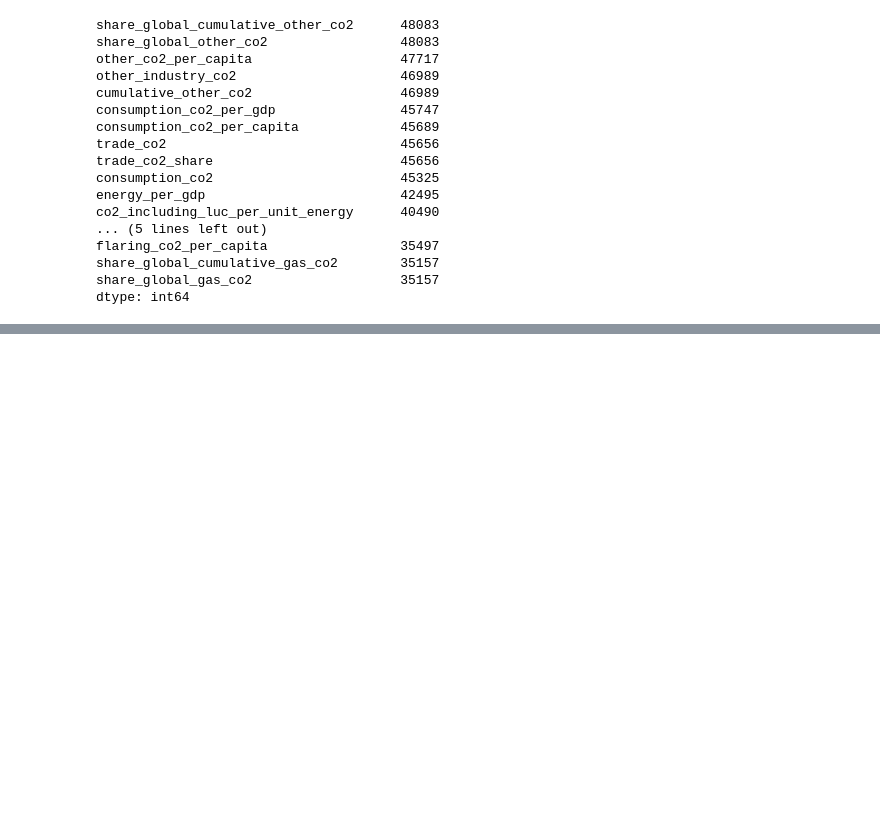
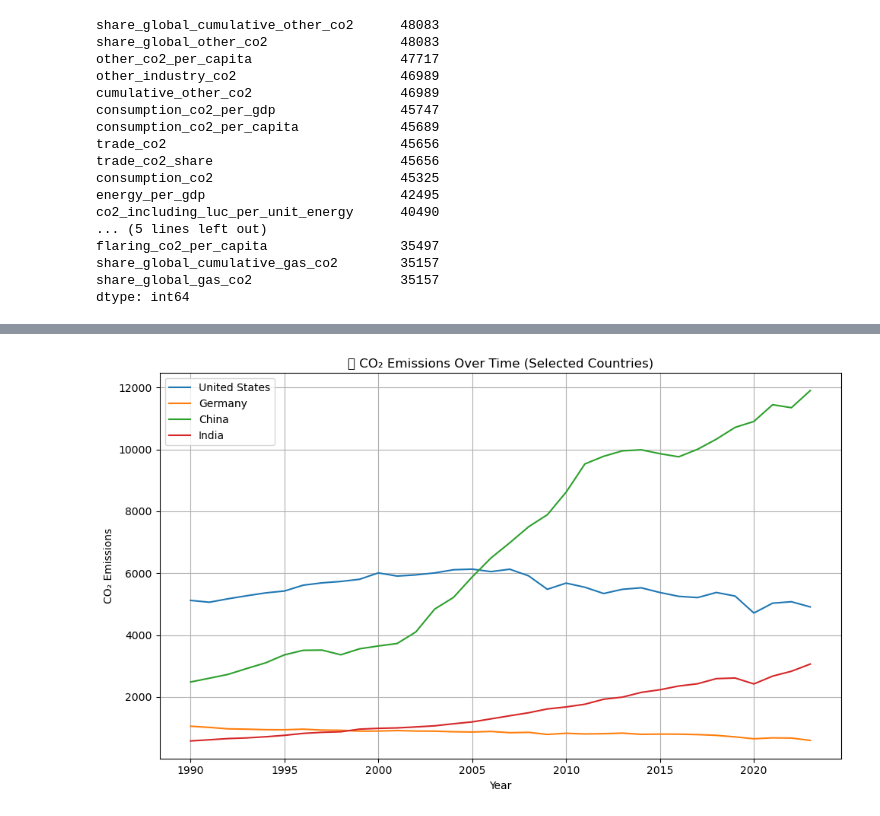
Before and after one commit to BorislavNedev/data-analysis-and-dashboard-with-python, a Jupyter notebook: notebooks/eda.ipynb, the cells around one changed output, grey strips where cells are left out. Saved outputs shown, nothing was run; the diff lists cells and outputs as text; code cells hidden in the pictures; blank space fills up the shorter version.

```diff
--- a/notebooks/eda.ipynb
+++ b/notebooks/eda.ipynb
@@ -109,0 +312,20 @@ dtype: int64
+# %%
+# --------------------------------------------
+# Countries with Declining Emissions
+# --------------------------------------------
+countries_to_plot = ['United States', 'Germany', 'China', 'India']
+
+plt.figure(figsize=(10, 6))
+for c in countries_to_plot:
+    subset = df[df['country'] == c]
+    plt.plot(subset['year'], subset['co2'], label=c)
+
+plt.title("📉 CO₂ Emissions Over Time (Selected Countries)")
+plt.xlabel("Year")
+plt.ylabel("CO₂ Emissions")
+plt.legend()
+plt.grid(True)
+plt.tight_layout()
+plt.show()
+# %% [output]
+[figure, added]
```
Also changed, not shown: parts of 19 cells of this notebook.
